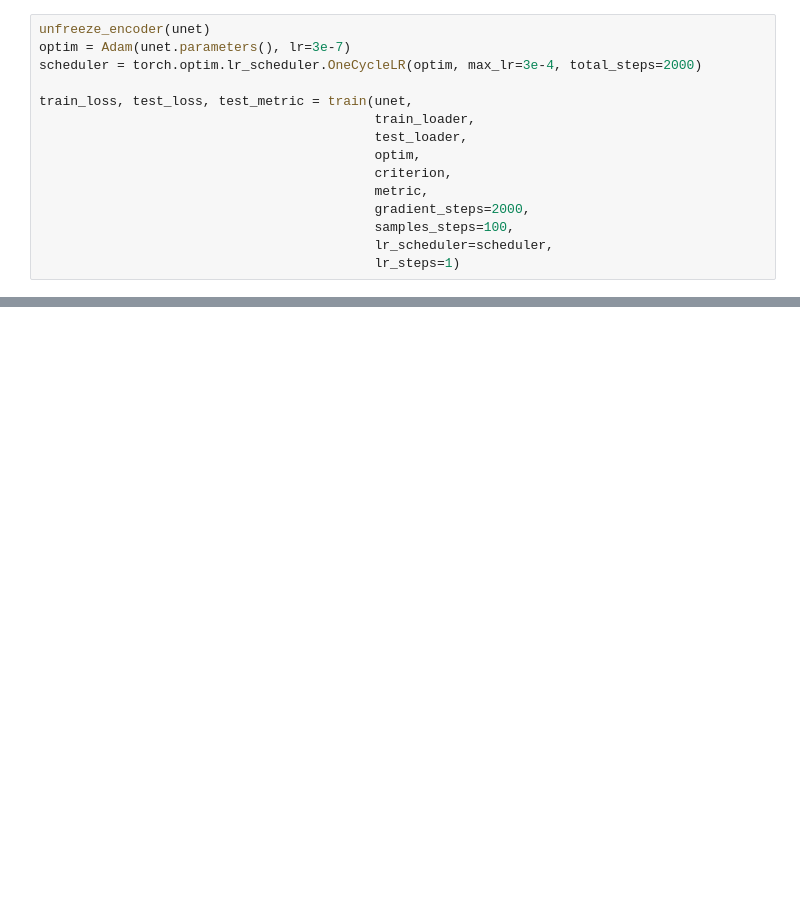
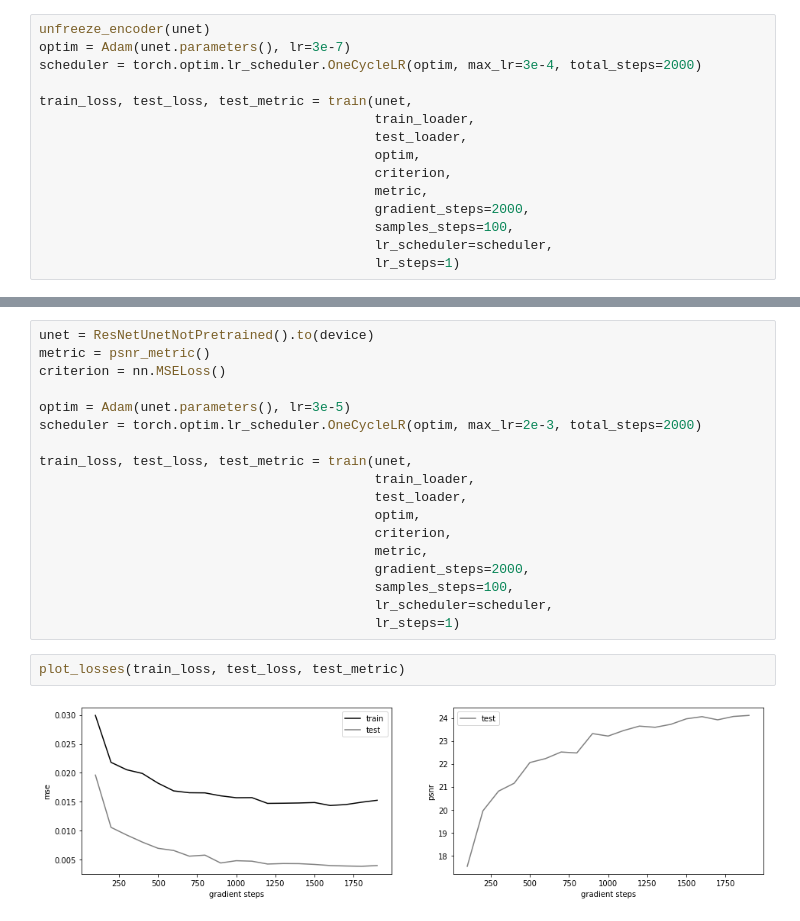
Before and after one commit to thurgarion2/noise2noise, a Jupyter notebook: _test_unetresnet.ipynb, the cells around one changed output, grey strips where cells are left out. Cells and saved outputs as stored; diff of their text form; blank space fills up the shorter version.

Commit message:
test unetResnetPretrained simple

```diff
--- a/_test_unetresnet.ipynb
+++ b/_test_unetresnet.ipynb
@@ -124,0 +136,22 @@ psnr :20.077064514160156
+# %%
+unet = ResNetUnetNotPretrained().to(device)
+metric = psnr_metric()
+criterion = nn.MSELoss()
+
+optim = Adam(unet.parameters(), lr=3e-5)
+scheduler = torch.optim.lr_scheduler.OneCycleLR(optim, max_lr=2e-3, total_steps=2000)
+
+train_loss, test_loss, test_metric = train(unet,
+                                           train_loader,
+                                           test_loader,
+                                           optim,
+                                           criterion,
+                                           metric,
+                                           gradient_steps=2000,
+                                           samples_steps=100,
+                                           lr_scheduler=scheduler,
+                                           lr_steps=1)
+# %%
+plot_losses(train_loss, test_loss, test_metric)
+# %% [output]
+[figure, added]
```
Also changed, not shown: parts of 16 cells of this notebook, 1 other file.
